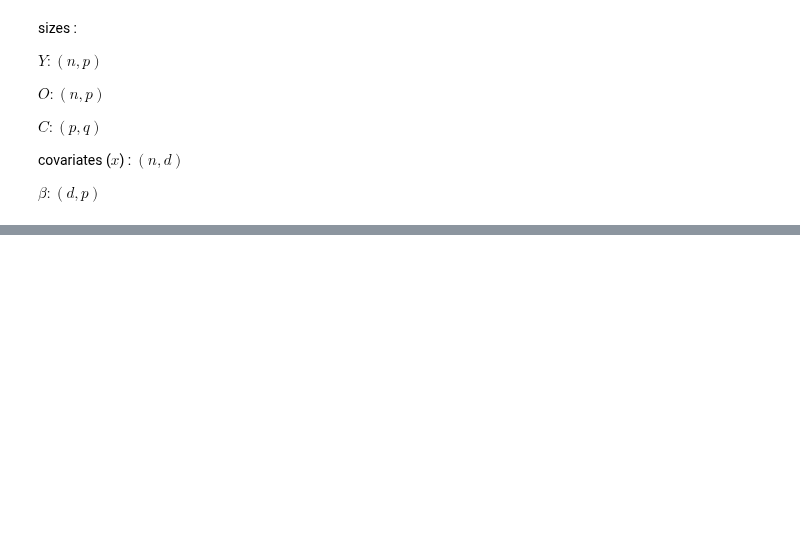
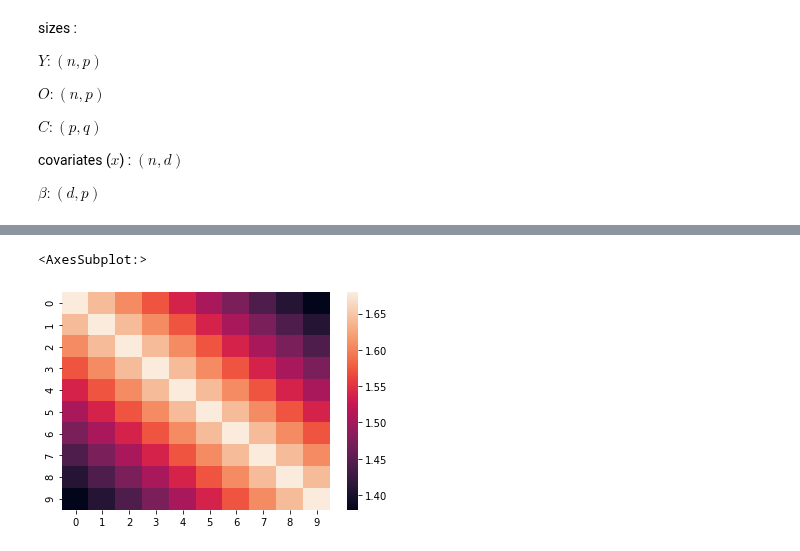
Before and after one commit to PLN-team/pyPLNmodels, a Jupyter notebook: MC_PLNPCA.ipynb, the cells around one changed output, grey strips where cells are left out. Saved outputs shown, nothing was run; the diff lists cells and outputs as text; code cells hidden in the pictures; blank space fills up the shorter version.

```diff
--- a/MC_PLNPCA.ipynb
+++ b/MC_PLNPCA.ipynb
@@ -336,3 +425,8 @@ Y_oaks = read_csv('oaks_counts.csv').to_numpy()
+# %%
+sns.heatmap(true_Sigma)
+# %% [output]
+<AxesSubplot:>
+[figure, added]
 # %%
  '''   def compute_single_log_like(self, i, acc):
         N_iter = int(1/acc)
```
Also changed, not shown: parts of 16 cells of this notebook.
